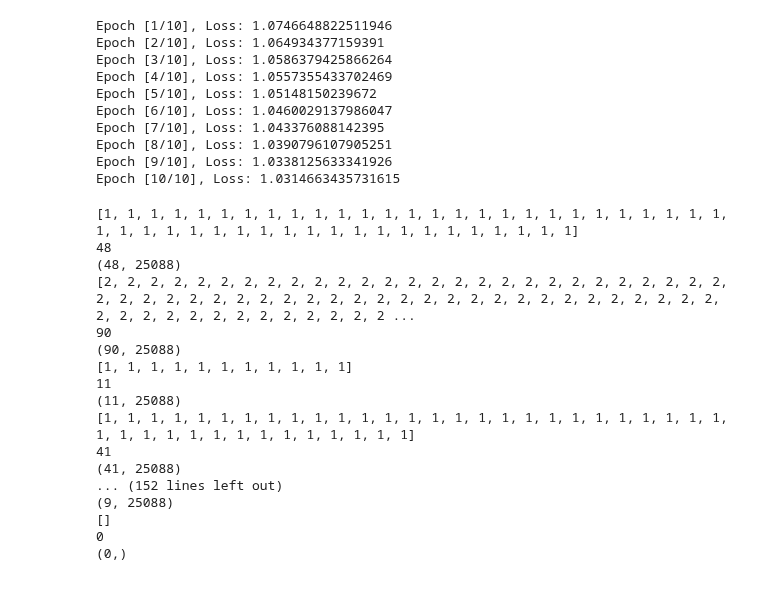
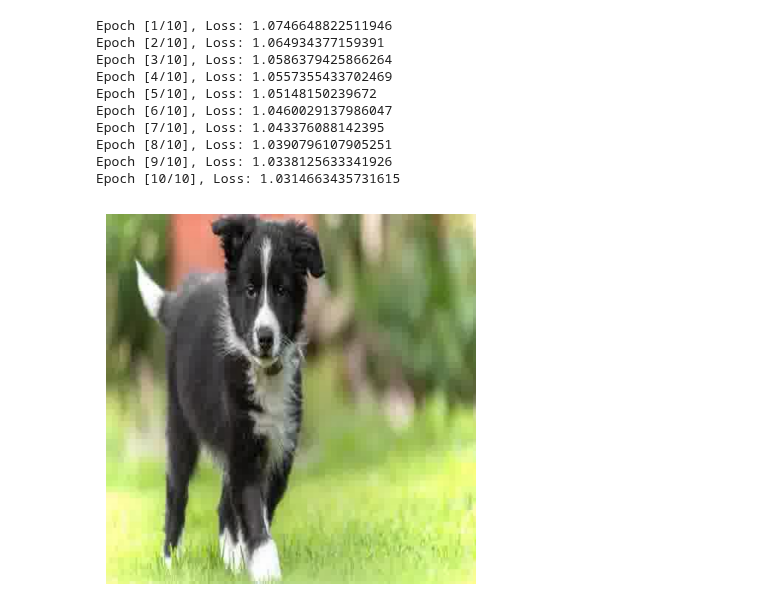
Before and after one commit to JuniorHZ19/CNN-PARA-DETECION-DE-OBJETOS, a Jupyter notebook: FAST R-CNN.ipynb, the cells around one changed output. Saved outputs shown, nothing was run; the diff lists cells and outputs as text; code cells hidden in the pictures.

```diff
--- a/FAST R-CNN.ipynb
+++ b/FAST R-CNN.ipynb
@@ -622,7 +622,7 @@ Epoch [10/10], Loss: 1.0314663435731615
 # %%
 
 
-image = cv2.imread('/content/imagenes/32.jpg')
+image = cv2.imread("/content/imagenes/63.jpg")
 
 resized_image = cv2.resize(image, (500, 500)) #En el paper recomienda que todas las imagenes tengan el mismo ancho para tener mejores regiones propuestas
 
@@ -654,93 +654,33 @@ pred_bbox_reales=pred_bbox_reales.to(device)
 
 import torch.nn.functional as F
 
 image_with_bbox=resized_image.copy()
 
 for prob, pred_bbox_real,roi in zip(probs,pred_bbox_reales,rois):
 
     max_probs, max_indices = torch.max(prob, dim=0)
 
     if(max_probs>0.8 and max_indices>0 ):
-      print(pred_bbox_real.shape)
+      print(max_indices)
       xmin, ymin, xmax, ymax = map(int, pred_bbox_real)  # Convertir las coordenadas a enteros
 
       color = (0, 255, 0)  # Color del rectángulo (verde en formato BGR)
       thickness = 2        # Espesor de la línea del rectángulo
       font = cv2.FONT_HERSHEY_SIMPLEX
       font_scale = 0.6  # Tamaño del texto
       font_thickness = 2
       text_color = (0, 255, 0)  # Color del texto (blanco)
       bg_color = (0, 255, 0)
 
       image_with_bbox = cv2.rectangle(image_with_bbox, (xmin, ymin), (xmax, ymax), color, thickness)
       cv2.putText(image_with_bbox, str(max_indices.cpu().numpy()), (xmin, ymin - 5), font, font_scale, text_color, font_thickness)
 
 # Convertir de BGR a RGB para usar con matplotlib
 image_with_bbox_rgb = cv2.cvtColor(image_with_bbox, cv2.COLOR_BGR2RGB)
 
 # Mostrar la imagen con matplotlib
 plt.imshow(image_with_bbox_rgb)
 plt.axis('off')  # Ocultar ejes
 plt.show()
+# %% [output]
+[figure, added]
-# %%
-#ENTRENTAR REGRESOR
-from sklearn.svm import SVC
-from sklearn.model_selection import train_test_split
-from sklearn.metrics import accuracy_score
-from sklearn.preprocessing import LabelEncoder
-from sklearn.linear_model import LinearRegression
-import numpy as np
-
-
-
-
-regressor = LinearRegression()
-
-vgg16 = models.vgg16(pretrained=True).to(device)
-vgg16.eval()
-# Número de épocas
-epochs = 1
-
-for epoch in range(epochs):
-    accuraty_total = 0
-
-    for image, target in train_dataset:
-        # Obtener regiones propuestas
-        regiones_propuestas = get_Region_Proposals(image, max_regiones=2000)
-        # Seleccionar regiones
-        regiones_selected, real_bbox_selected, labels = select_labels_regiones(regiones_propuestas, target['boxes'], target['labels'],iou_threshold=0.5)
-
-        #selecionar bbox para entrnemaiento evitando los fondos
-
-
-        regiones,real_bboxs,labels_selected=select_bbox_regiones(regiones_selected,real_bbox_selected,labels)
-        print(labels_selected)
-        # Extraer características
-        features = extract_features_from_regions(image,regiones,vgg16)
-
-        translations=[]
-
-        for region,truth_box in zip(regiones,real_bboxs):
-          translations.append(calculate_translation(region,truth_box))
-        print(len(translations))
-        print(features.shape)
-        if(len(labels_selected)>0):
-         regressor.fit(features, np.array(translations))
-# %% [output]
-[1, 1, 1, 1, 1, 1, 1, 1, 1, 1, 1, 1, 1, 1, 1, 1, 1, 1, 1, 1, 1, 1, 1, 1, 1, 1, 1, 1, 1, 1, 1, 1, 1, 1, 1, 1, 1, 1, 1, 1, 1, 1, 1, 1, 1, 1, 1, 1]
-48
-(48, 25088)
-[2, 2, 2, 2, 2, 2, 2, 2, 2, 2, 2, 2, 2, 2, 2, 2, 2, 2, 2, 2, 2, 2, 2, 2, 2, 2, 2, 2, 2, 2, 2, 2, 2, 2, 2, 2, 2, 2, 2, 2, 2, 2, 2, 2, 2, 2, 2, 2, 2, 2, 2, 2, 2, 2, 2, 2, 2, 2, 2, 2, 2, 2, 2, 2, 2, 2, 2 ...
-90
-(90, 25088)
-[1, 1, 1, 1, 1, 1, 1, 1, 1, 1, 1]
-11
-(11, 25088)
-[1, 1, 1, 1, 1, 1, 1, 1, 1, 1, 1, 1, 1, 1, 1, 1, 1, 1, 1, 1, 1, 1, 1, 1, 1, 1, 1, 1, 1, 1, 1, 1, 1, 1, 1, 1, 1, 1, 1, 1, 1]
-41
-(41, 25088)
-... (152 lines left out)
-(9, 25088)
-[]
-0
-(0,)
```
Also changed, not shown: parts of 1 cell of this notebook.
